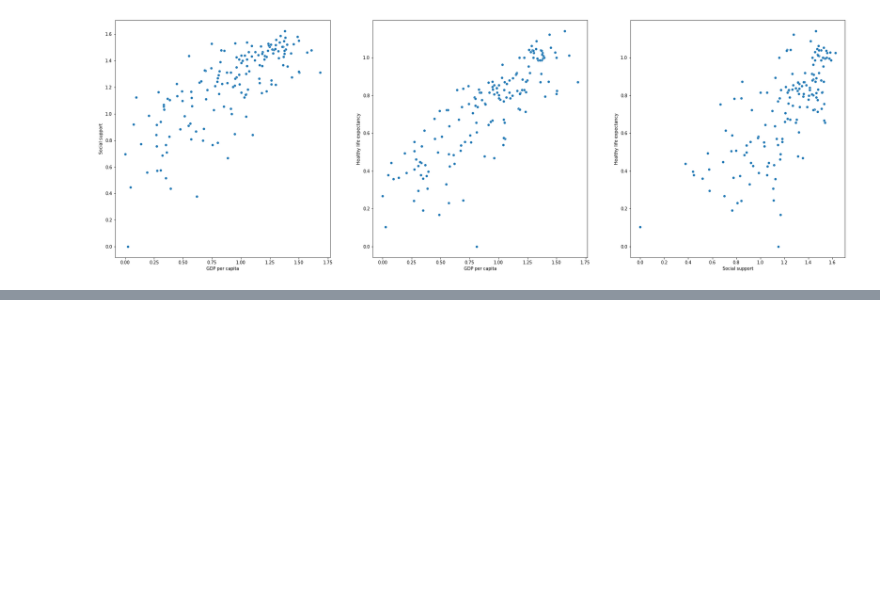
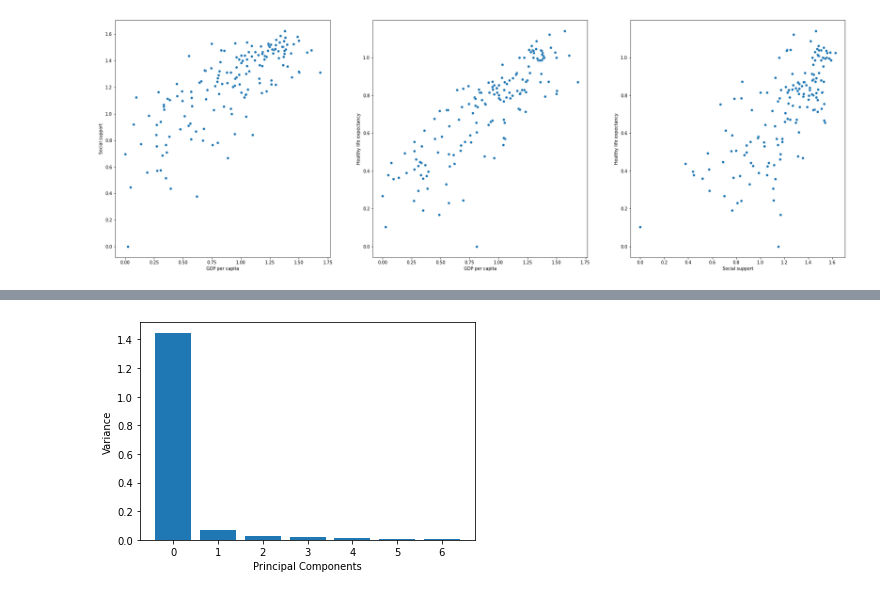
Before and after one commit to mvtap/EAD, a Jupyter notebook: project.ipynb, the cells around one changed output, grey strips where cells are left out. Drawn from its saved outputs; the diff is of its cells as text; code cells hidden in the pictures; blank space fills up the shorter version.

```diff
--- a/project.ipynb
+++ b/project.ipynb
@@ -141,3 +198,20 @@ sns.scatterplot(data=data, x='Social support', y='Healthy life expectancy', ax=a
 [interactive output not drawn]
 [interactive output not drawn]
 [figure]
+# %%
+from sklearn.decomposition import PCA
+data_pca = data.drop(columns=["Country or region", 'Continent'])
+# %%
+pca = PCA(n_components=7)
+pca.fit(data_pca)
+
+z = pca.transform(data_pca)
+# %%
+features = range(pca.n_components_)
+
+plt.bar(features, pca.explained_variance_);
+
+plt.xticks(features);
+plt.xlabel("Principal Components");
+plt.ylabel("Variance");
+# %% [output]
@@ -143,0 +222 @@ sns.scatterplot(data=data, x='Social support', y='Healthy life expectancy', ax=a
+[figure, added]
```
Also changed, not shown: parts of 18 cells of this notebook.
